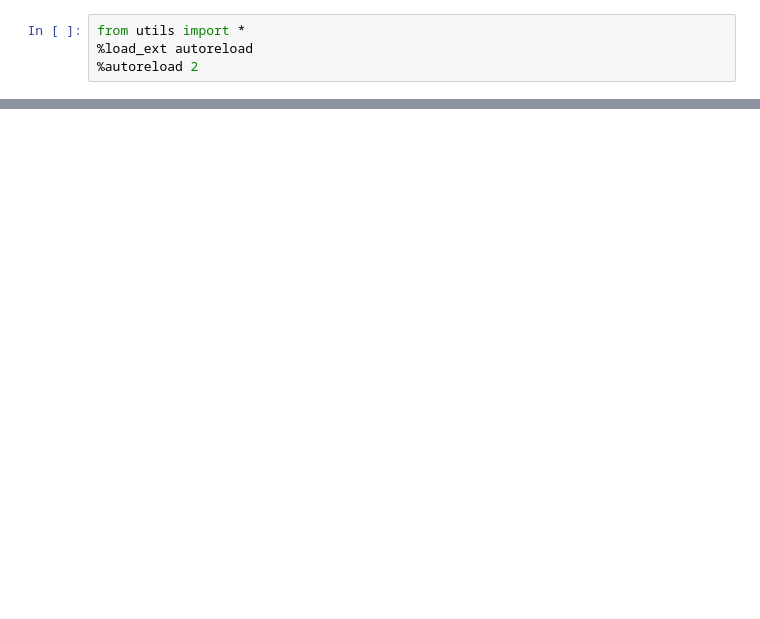
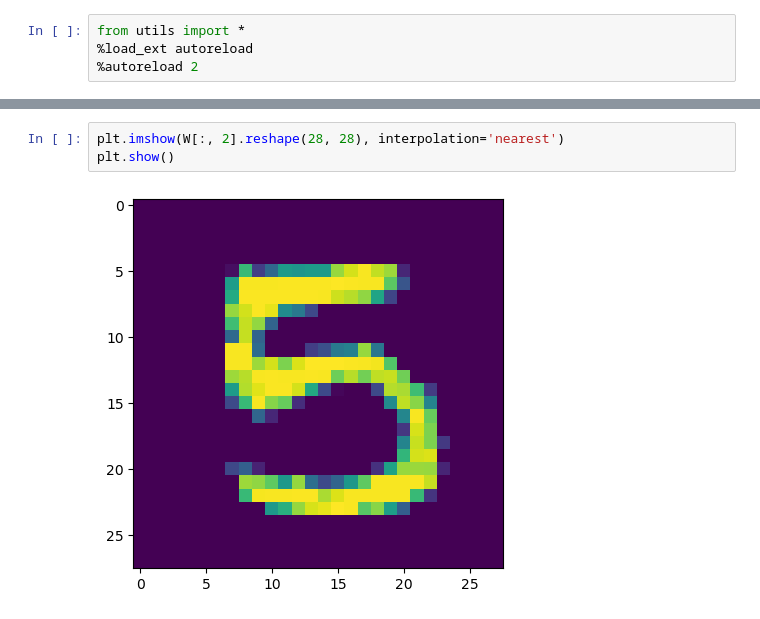
Before and after one commit to YuntianW/ECE236A, a Jupyter notebook: Task2_Demo.ipynb, the cells around one changed output, grey strips where cells are left out. Drawn from its saved outputs; the diff is of its cells as text; blank space fills up the shorter version.

```diff
--- a/Task2_Demo.ipynb
+++ b/Task2_Demo.ipynb
@@ -43,0 +77,5 @@ set(y)
+# %%
+plt.imshow(W[:, 2].reshape(28, 28), interpolation='nearest')
+plt.show()
+# %% [output]
+[figure, added]
```
Also changed, not shown: parts of 16 cells of this notebook, 1 other file.
